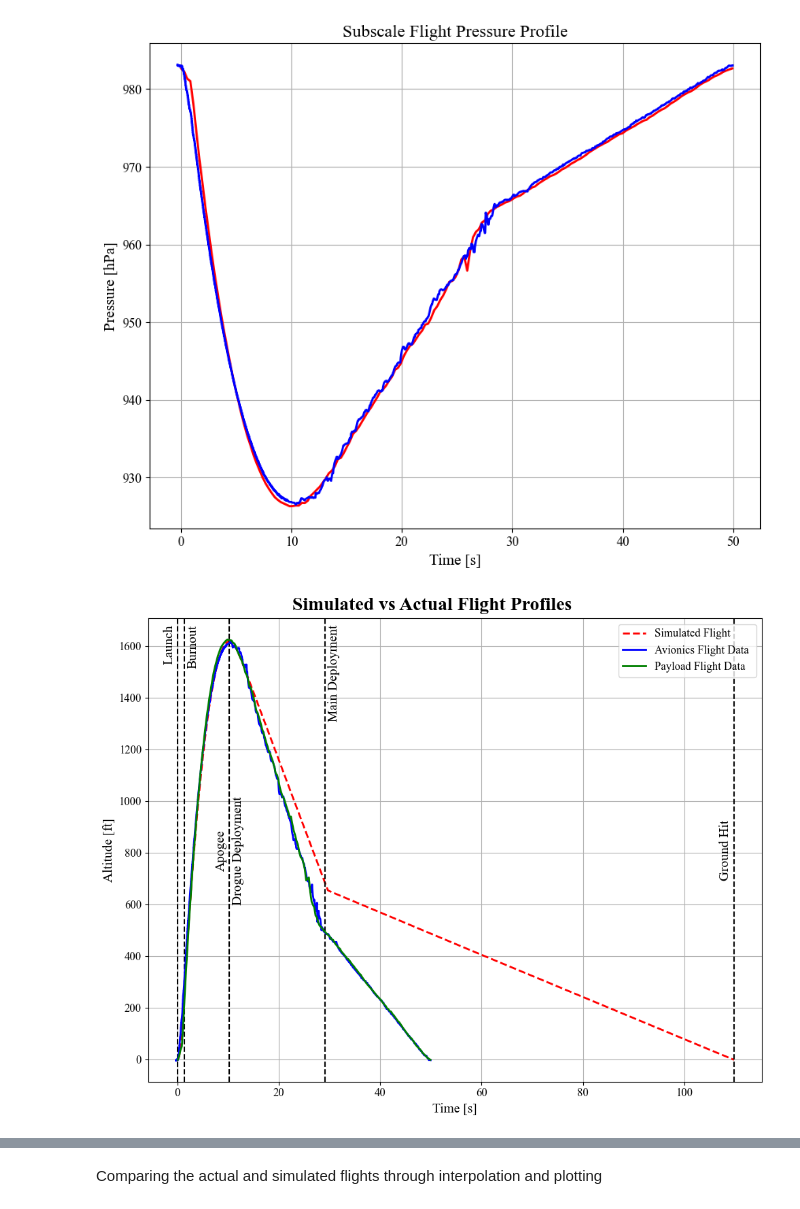
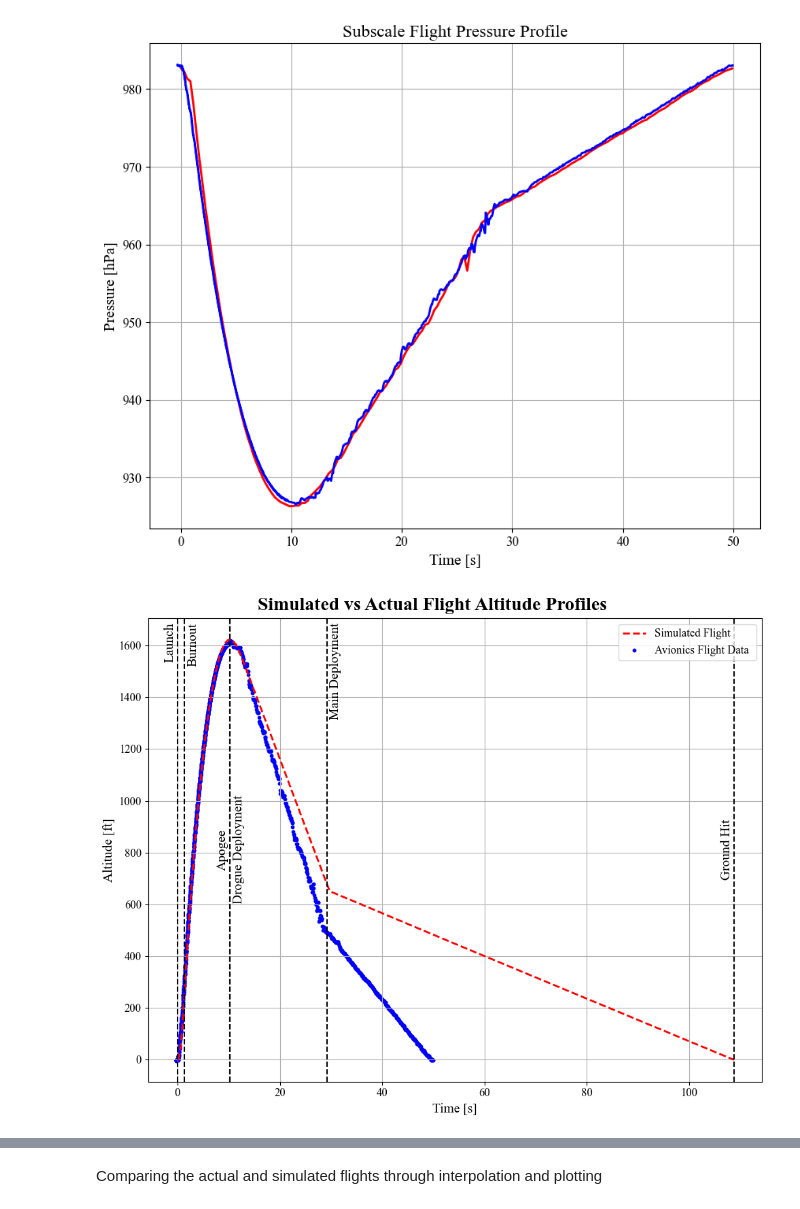
Before and after one commit to saividyud/NASA_25-26_Rocket_Simulations, a Jupyter notebook: Subscale Flight Analysis/analyzer.ipynb, the cells around one changed output, grey strips where cells are left out. Drawn from its saved outputs; the diff is of its cells as text; code cells hidden in the pictures.

```diff
--- a/Subscale Flight Analysis/analyzer.ipynb
+++ b/Subscale Flight Analysis/analyzer.ipynb
@@ -47,8 +47,13 @@ def openrocket_to_plot(file_path, code_to_run=None, **kwargs):
     if code_to_run is not None:
         exec(code_to_run)
 
-    else:
+    elif kwargs.get('plot_type', 'altitude') == 'altitude':
         ax.plot(df['Time (s)'], df['Altitude (ft)'], linestyle=kwargs.get('linestyle', '-'), color=kwargs.get('color', 'b'), label=kwargs.get('label', None), linewidth=kwargs.get('linewidth', 2))
+        ax.set_ylabel('Altitude [ft]')
+
+    elif kwargs.get('plot_type') == 'velocity':
+        ax.plot(df['Time (s)'], df['Total velocity (ft/s)'], linestyle=kwargs.get('linestyle', '-'), color=kwargs.get('color', 'b'), label=kwargs.get('label', None), linewidth=kwargs.get('linewidth', 2))
+        ax.set_ylabel('Velocity [ft/s]')
 
     drogue_deployed = False
     for event, event_time in zip(events, event_times):
@@ -72,14 +77,13 @@ def openrocket_to_plot(file_path, code_to_run=None, **kwargs):
 
             elif event == 'APOGEE' or event == 'GROUND_HIT':
                 # Label on left side near middle
-                ax.text(event_time - 0.5, np.mean(ax.get_ylim()), event.replace('_', ' ').title(), rotation=90, verticalalignment='center', horizontalalignment='right', fontsize=14)
+                ax.text(event_time - 0.3, np.mean(ax.get_ylim()), event.replace('_', ' ').title(), rotation=90, verticalalignment='center', horizontalalignment='right', fontsize=14)
             else:
                 # Label on left side near top
-                ax.text(event_time - 0.5, 0.99 * ax.get_ylim()[1], event.replace('_', ' ').title(), rotation=90, verticalalignment='top', horizontalalignment='right', fontsize=14)
+                ax.text(event_time - 0.3, 0.99 * ax.get_ylim()[1], event.replace('_', ' ').title(), rotation=90, verticalalignment='top', horizontalalignment='right', fontsize=14)
 
     # fig.suptitle('Simulated Flight Profile', y=0.95)
     ax.set_xlabel('Time [s]')
-    ax.set_ylabel('Altitude [ft]')
     ax.grid(True)
 
     if kwargs.get('label', None) is not None: ax.legend(loc='upper right')
@@ -213,7 +217,7 @@ Time to Apogee (Avionics): 10.40 s
 Time to Apogee (Payload): 9.85 s
 # %%
 # Velocity
-data_avionics2['Velocity [ft/s]'] = np.gradient(data_avionics2['Altitude [ft]'], data_avionics2['Time [s]'])
+data_avionics2['Velocity [ft/s]'] = data_avionics2['speed'] * 3.28084
 data_payload2['Velocity [ft/s]'] = np.gradient(data_payload2['Altitude [ft]'], data_payload2['Time [s]'])
 print(f'Maximum Velocity (Avionics): {np.max(data_avionics2["Velocity [ft/s]"]):.2f} ft/s')
 print(f'Maximum Velocity (Payload): {np.max(data_payload2["Velocity [ft/s]"]):.2f} ft/s')
@@ -355,17 +389,19 @@ plt.show()
 # %% [output]
 [figure]
 # %%
-fig, ax = openrocket_to_plot('Subscale OpenRocket Standard Conditions.csv', color='r', label='Simulated Flight', linestyle='--')
+fig, ax = openrocket_to_plot('Subscale OpenRocket Launch Conditions.csv', color='r', label='Simulated Flight', linestyle='--')
 
 # ax.plot(data_sim_launch_cond['Time (s)'], data_sim_launch_cond['Altitude (ft)'], linestyle='--', color='r', label='Launch Conditions', linewidth=2)
-ax.plot(data_avionics2['Time [s]'], data_avionics2['Altitude [ft]'], linestyle='-', color='b', label='Avionics Flight Data ', linewidth=2)
-ax.plot(data_payload2['Time [s]'], data_payload2['Altitude [ft]'], linestyle='-', color='g', label='Payload Flight Data ', linewidth=2)
+# ax.plot(data_avionics2['Time [s]'], data_avionics2['Altitude [ft]'], linestyle='-', color='b', label='Avionics Flight Data ', linewidth=2)
+# ax.plot(data_payload2['Time [s]'], data_payload2['Altitude [ft]'], linestyle='-', color='g', label='Payload Flight Data ', linewidth=2)
+ax.scatter(data_avionics2['Time [s]'], data_avionics2['Altitude [ft]'], c='b', label='Avionics Flight Data ', s=10)
+# ax.scatter(data_payload2['Time [s]'], data_payload2['Altitude [ft]'], c='g', label='Payload Flight Data ', s=10)
 
 ax.legend(loc='upper right')
-fig.suptitle('Simulated vs Actual Flight Profiles', y=0.97)
+fig.suptitle('Simulated vs Actual Flight Altitude Profiles', y=0.97)
 
 # fig.savefig('Subscale_Simulated_Flight_Profile_Comparison.png', dpi=300)
 
 plt.show()
 # %% [output]
-[figure, old version]
+[figure, new version]
```
Also changed, not shown: parts of 16 cells of this notebook, 6 other files.
